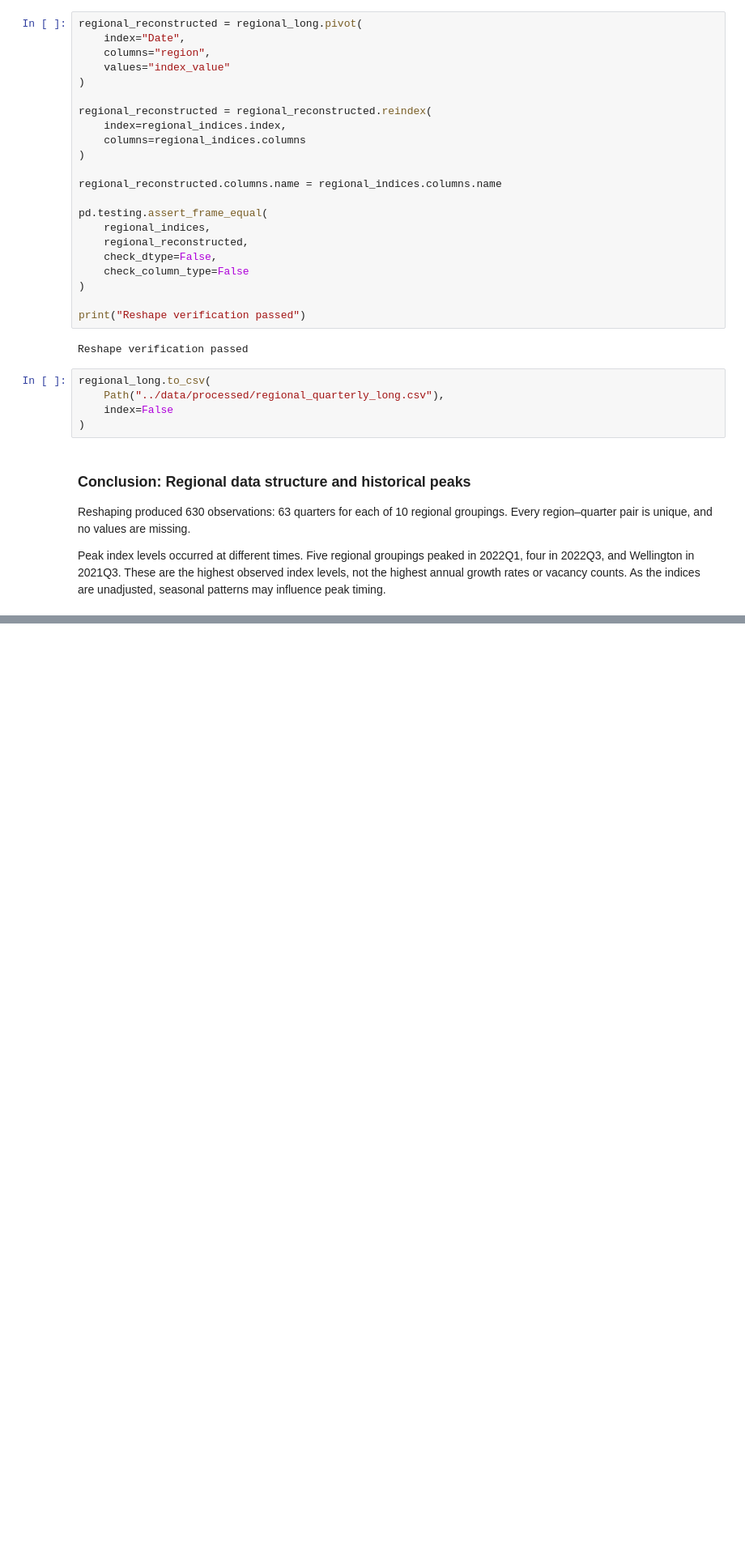
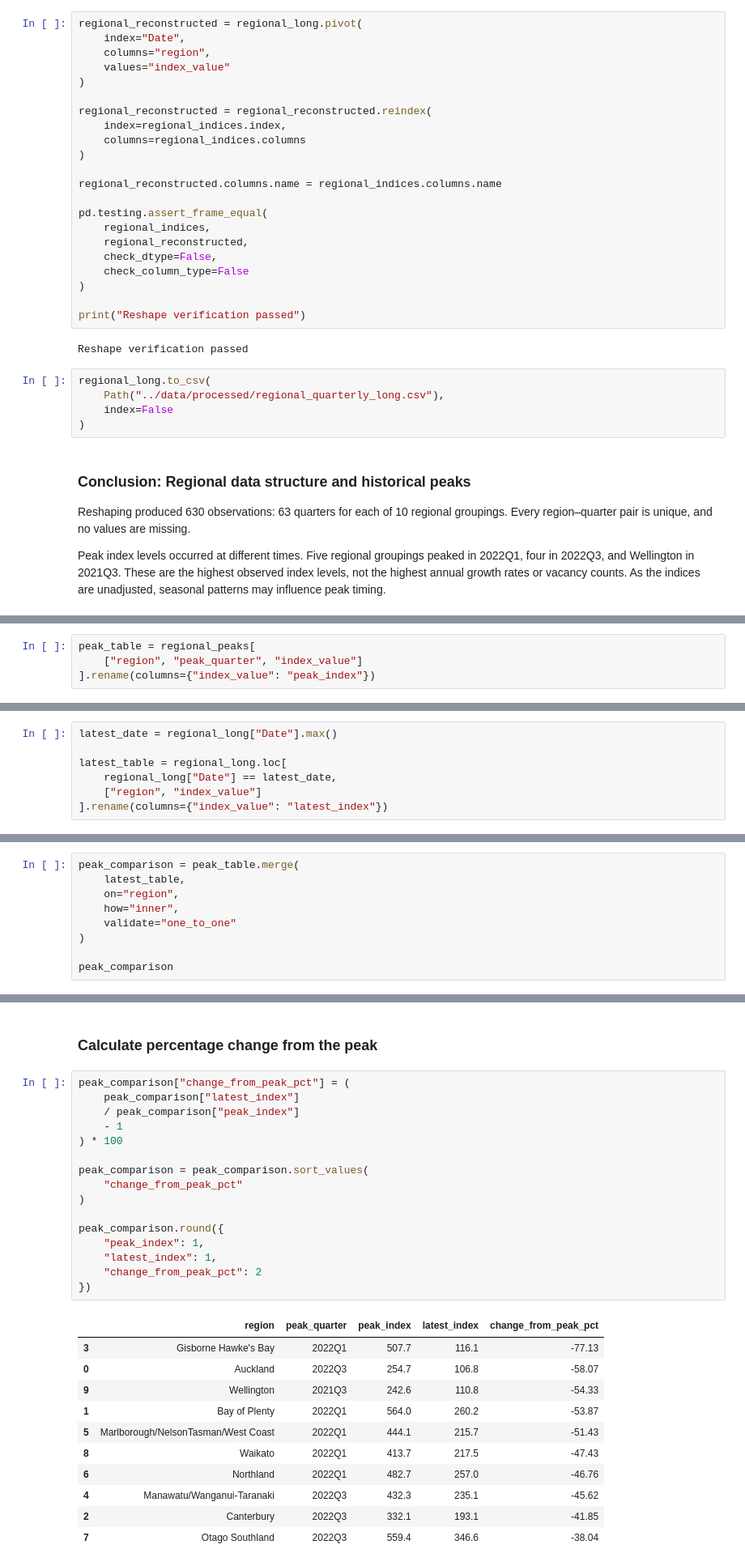
Before and after one commit to kamalpreetsinghh/nz-job-market-data-analysis, a Jupyter notebook: notebooks/02_regional_analysis.ipynb, the cells around one changed output, grey strips where cells are left out. Shown at 81% size. Drawn from its saved outputs; the diff is of its cells as text; blank space fills up the shorter version.

Commit message:
Compare regional indices with historical peaks and annual growth

```diff
--- a/notebooks/02_regional_analysis.ipynb
+++ b/notebooks/02_regional_analysis.ipynb
@@ -504,0 +507,4 @@ Peak index levels occurred at different times. Five regional groupings peaked in
+# %%
+peak_table = regional_peaks[
+    ["region", "peak_quarter", "index_value"]
+].rename(columns={"index_value": "peak_index"})
@@ -504,0 +525,7 @@ Peak index levels occurred at different times. Five regional groupings peaked in
+# %%
+latest_date = regional_long["Date"].max()
+
+latest_table = regional_long.loc[
+    regional_long["Date"] == latest_date,
+    ["region", "index_value"]
+].rename(columns={"index_value": "latest_index"})
@@ -504,0 +548,9 @@ Peak index levels occurred at different times. Five regional groupings peaked in
+# %%
+peak_comparison = peak_table.merge(
+    latest_table,
+    on="region",
+    how="inner",
+    validate="one_to_one"
+)
+
+peak_comparison
@@ -504,0 +569,30 @@ Peak index levels occurred at different times. Five regional groupings peaked in
+# %% [markdown]
+### Calculate percentage change from the peak
+# %%
+peak_comparison["change_from_peak_pct"] = (
+    peak_comparison["latest_index"]
+    / peak_comparison["peak_index"]
+    - 1
+) * 100
+
+peak_comparison = peak_comparison.sort_values(
+    "change_from_peak_pct"
+)
+
+peak_comparison.round({
+    "peak_index": 1,
+    "latest_index": 1,
+    "change_from_peak_pct": 2
+})
+# %% [output]
+|  | region | peak_quarter | peak_index | latest_index | change_from_peak_pct |
+| 3 | Gisborne Hawke's Bay | 2022Q1 | 507.7 | 116.1 | -77.13 |
+| 0 | Auckland | 2022Q3 | 254.7 | 106.8 | -58.07 |
+| 9 | Wellington | 2021Q3 | 242.6 | 110.8 | -54.33 |
+| 1 | Bay of Plenty | 2022Q1 | 564.0 | 260.2 | -53.87 |
+| 5 | Marlborough/NelsonTasman/West Coast | 2022Q1 | 444.1 | 215.7 | -51.43 |
+| 8 | Waikato | 2022Q1 | 413.7 | 217.5 | -47.43 |
+| 6 | Northland | 2022Q1 | 482.7 | 257.0 | -46.76 |
+| 4 | Manawatu/Wanganui-Taranaki | 2022Q3 | 432.3 | 235.1 | -45.62 |
+| 2 | Canterbury | 2022Q3 | 332.1 | 193.1 | -41.85 |
+| 7 | Otago Southland | 2022Q3 | 559.4 | 346.6 | -38.04 |
```
Also changed, not shown: parts of 8 cells of this notebook.
